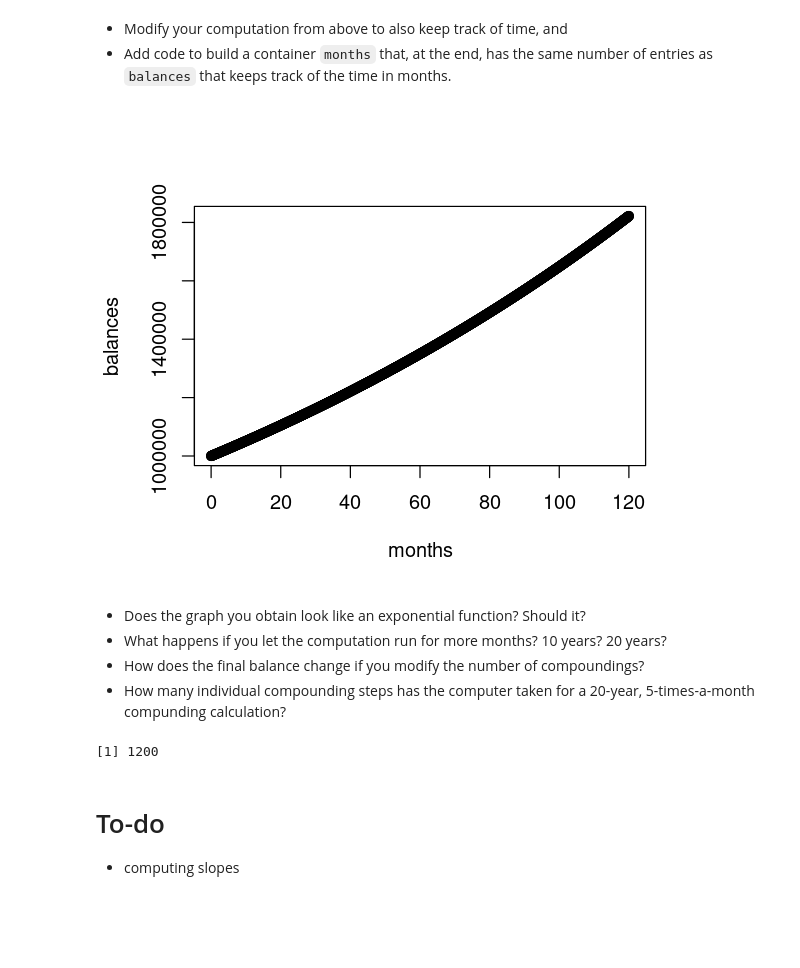
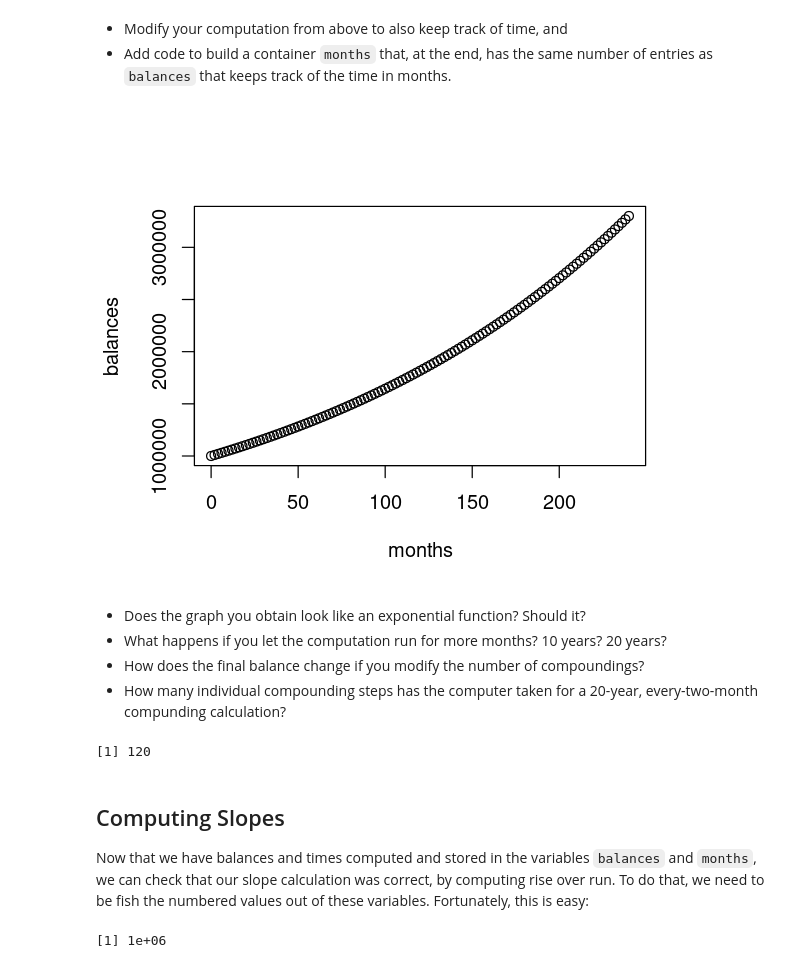
Before and after one commit to inducer/math-experiments, a Jupyter notebook: Interest.ipynb, the cells around one changed output. Saved outputs shown, nothing was run; the diff lists cells and outputs as text; code cells hidden in the pictures; blank space fills up the shorter version.

Commit message:
Fix notebook bugs, add slope calculation

```diff
--- a/Interest.ipynb
+++ b/Interest.ipynb
@@ -427,40 +426,44 @@ plot(xpos, data)
 * Add code to build a container `months` that, at the end, has the same number of entries as `balances` that keeps track of the time in months.
 # %%
 #clear
-how_often_per_year <- 200
+how_often_per_year <- 6
 starting_balance <- 1000000
 interest_rate <- 0.06
 compounding_interval <- 1/how_often_per_year
 
 balance <- starting_balance
 balances <- c(starting_balance)
 month <- 0
 months <- c(0)
 
-compoundings <- 10 * how_often_per_year
+compoundings <- 20 * how_often_per_year
 for (i in 1:compoundings) {
     balance <- balance + balance * interest_rate * compounding_interval
     balances <- c(balances, balance)
     month <- month + 12/how_often_per_year
     months <- c(months, month)
 }
 
 plot(months, balances)
 
 # FIXME: Is this too big a jump?
 # %% [output]
-[figure, old version]
+[figure, new version]
 # %% [markdown]
 * Does the graph you obtain look like an exponential function? Should it?
 * What happens if you let the computation run for more months? 10 years? 20 years?
 * How does the final balance change if you modify the number of compoundings?
-* How many individual compounding steps has the computer taken for a 20-year, 5-times-a-month compunding calculation?
+* How many individual compounding steps has the computer taken for a 20-year, every-two-month compunding calculation?
 # %%
 #clear
-20*12*5
+20*6
 # %% [output]
-[1] 1200
+[1] 120
-# %% [markdown]
-# To-do
-
-* computing slopes
+# %% [markdown]
+## Computing Slopes
+
+Now that we have balances and times computed and stored in the variables `balances` and `months`, we can check that our slope calculation was correct, by computing rise over run. To do that, we need to be fish the numbered values out of these variables. Fortunately, this is easy:
+# %%
+balances[1]
+# %% [output]
+[1] 1e+06
```
Also changed, not shown: parts of 10 cells of this notebook.
